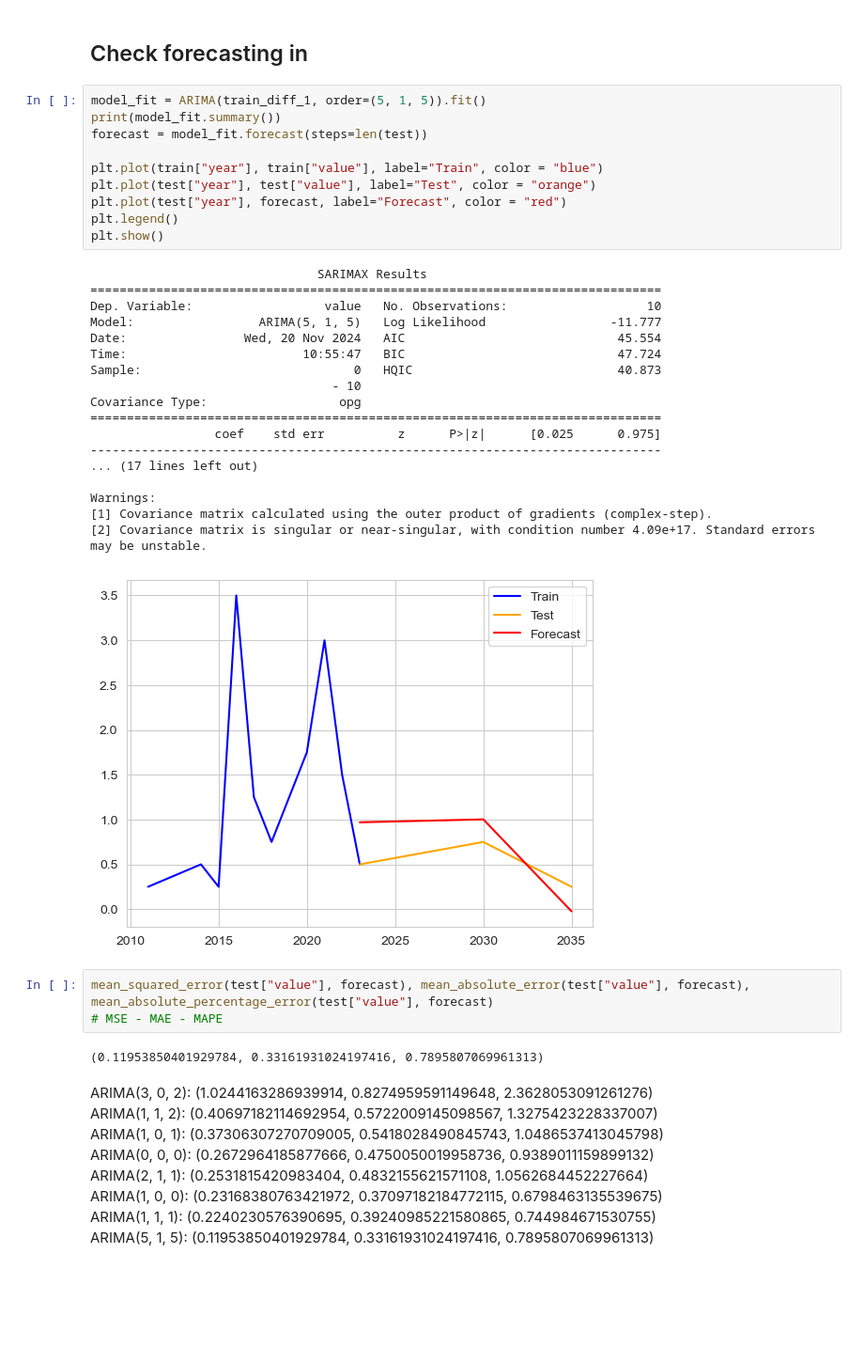
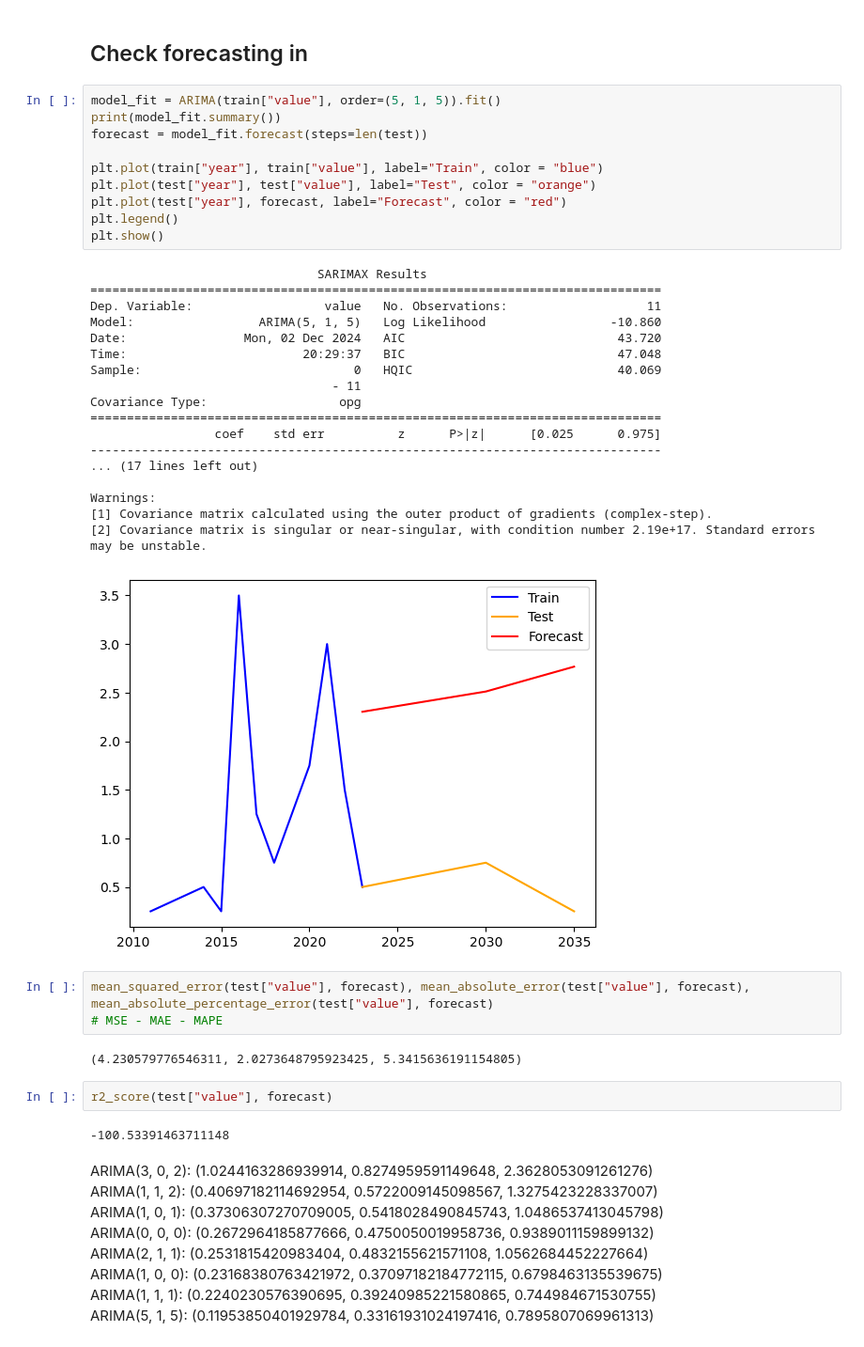
Before and after one commit to TDMinhNhat/Machine_Learning_Model_Example, a Jupyter notebook: model/arima/project_da02_3.ipynb, the cells around one changed output. Shown: that part at 94% size. Cells and saved outputs as stored; diff of their text form; blank space fills up the shorter version.

```diff
--- a/model/arima/project_da02_3.ipynb
+++ b/model/arima/project_da02_3.ipynb
@@ -143,39 +144,43 @@ plt.show()
 # %% [markdown]
 ## Check forecasting in
 # %%
-model_fit = ARIMA(train_diff_1, order=(5, 1, 5)).fit()
+model_fit = ARIMA(train["value"], order=(5, 1, 5)).fit()
 print(model_fit.summary())
 forecast = model_fit.forecast(steps=len(test))
 
 plt.plot(train["year"], train["value"], label="Train", color = "blue")
 plt.plot(test["year"], test["value"], label="Test", color = "orange")
 plt.plot(test["year"], forecast, label="Forecast", color = "red")
 plt.legend()
 plt.show()
 # %% [output]
                                SARIMAX Results
 ==============================================================================
-Dep. Variable:                  value   No. Observations:                   10
-Model:                 ARIMA(5, 1, 5)   Log Likelihood                 -11.777
-Date:                Wed, 20 Nov 2024   AIC                             45.554
-Time:                        10:55:47   BIC                             47.724
-Sample:                             0   HQIC                            40.873
-                                 - 10
+Dep. Variable:                  value   No. Observations:                   11
+Model:                 ARIMA(5, 1, 5)   Log Likelihood                 -10.860
+Date:                Mon, 02 Dec 2024   AIC                             43.720
+Time:                        20:29:37   BIC                             47.048
+Sample:                             0   HQIC                            40.069
+                                 - 11
 Covariance Type:                  opg
 ==============================================================================
                  coef    std err          z      P>|z|      [0.025      0.975]
 ------------------------------------------------------------------------------
 ... (17 lines left out)
 
 Warnings:
 [1] Covariance matrix calculated using the outer product of gradients (complex-step).
-[2] Covariance matrix is singular or near-singular, with condition number 4.09e+17. Standard errors may be unstable.
+[2] Covariance matrix is singular or near-singular, with condition number 2.19e+17. Standard errors may be unstable.
-[figure, old version]
+[figure, new version]
 # %%
 mean_squared_error(test["value"], forecast), mean_absolute_error(test["value"], forecast), mean_absolute_percentage_error(test["value"], forecast)
 # MSE - MAE - MAPE
 # %% [output]
-(0.11953850401929784, 0.33161931024197416, 0.7895807069961313)
+(4.230579776546311, 2.0273648795923425, 5.3415636191154805)
+# %%
+r2_score(test["value"], forecast)
+# %% [output]
+-100.53391463711148
 # %% [markdown]
 ARIMA(3, 0, 2): (1.0244163286939914, 0.8274959591149648, 2.3628053091261276) <br/>
 ARIMA(1, 1, 2): (0.40697182114692954, 0.5722009145098567, 1.3275423228337007) <br/>
```
Also changed, not shown: parts of 8 cells of this notebook, 14 other files.
